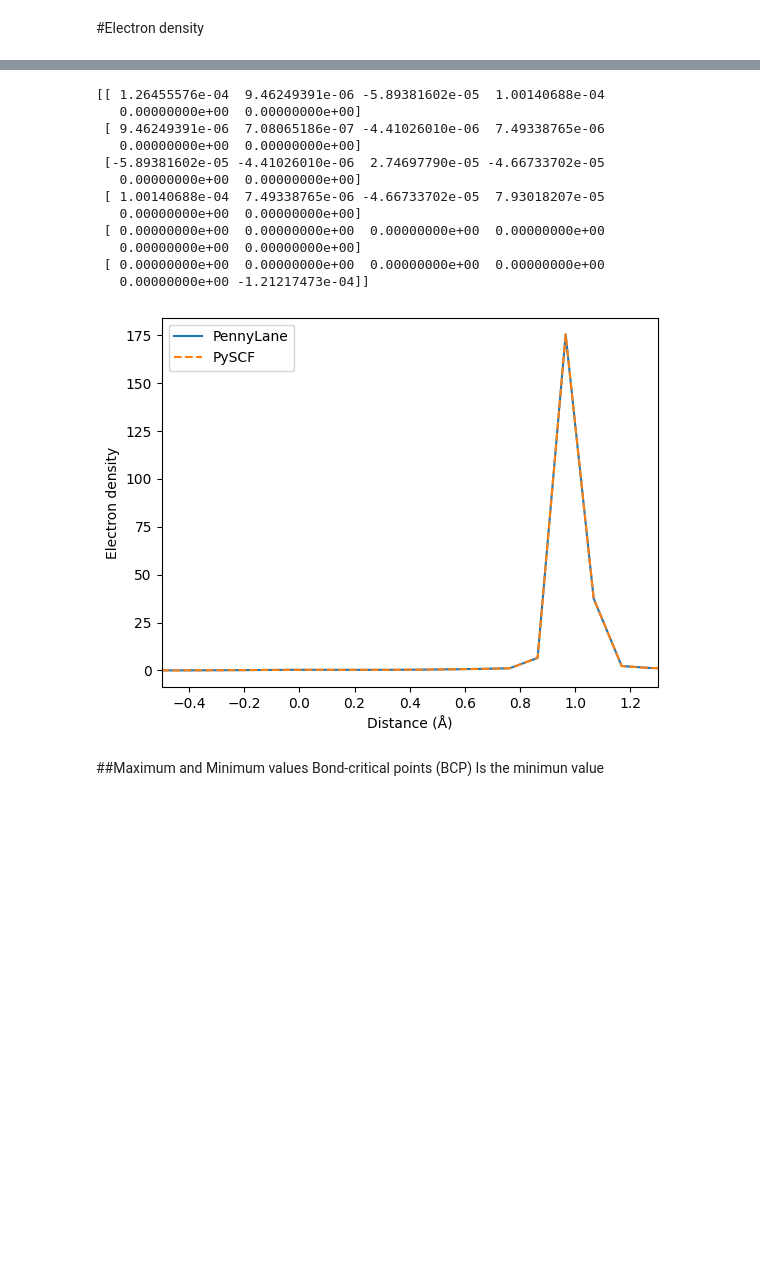
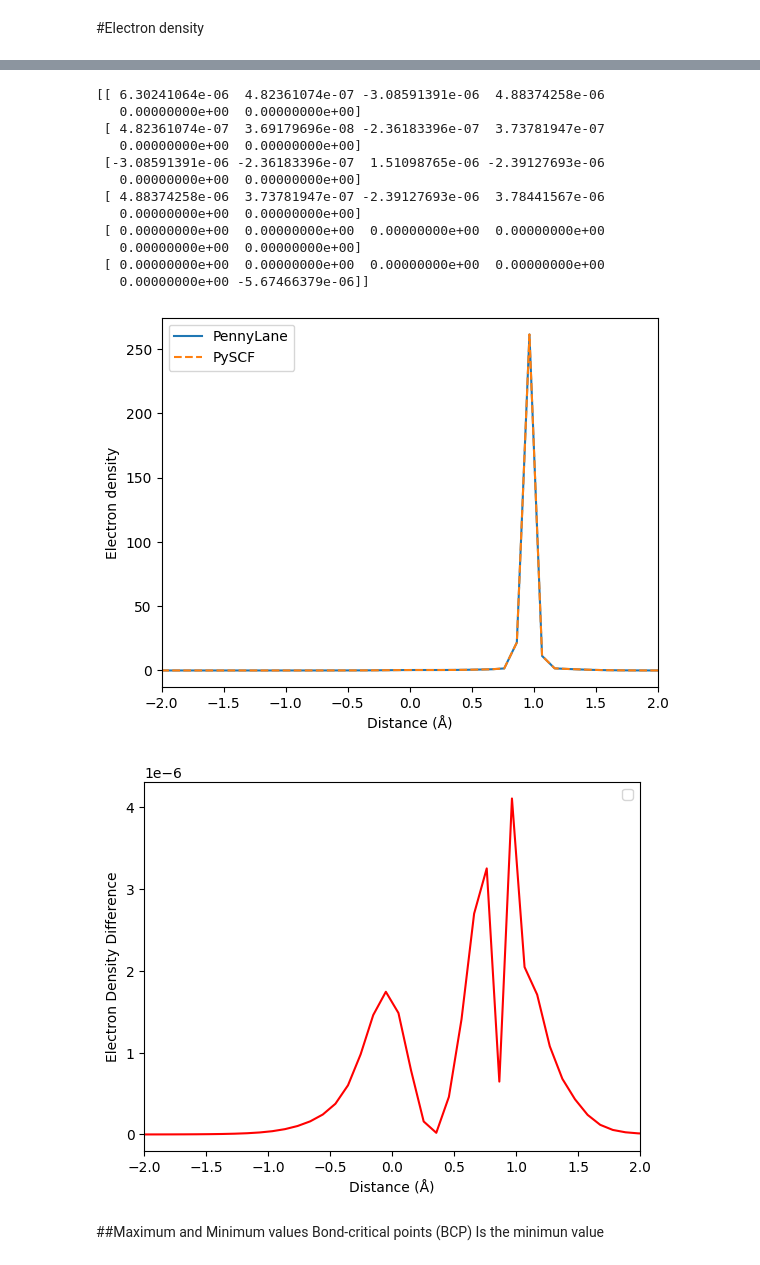
Before and after one commit to alima002/prop, a Jupyter notebook: HF_vqe_2,2_gf.ipynb, the cells around one changed output, grey strips where cells are left out. Saved outputs shown, nothing was run; the diff lists cells and outputs as text; code cells hidden in the pictures; blank space fills up the shorter version.

```diff
--- a/HF_vqe_2,2_gf.ipynb
+++ b/HF_vqe_2,2_gf.ipynb
@@ -51,7 +51,7 @@ active_orbitals = 2
 
 #HF has 6 atomic orbitals an 10 electrons: 1 unocuped orbital.
 # %%
-#active_indices = [8, 9, 10, 11]
+active_indices = [8, 9, 10, 11]
 # %% [markdown]
 #Functions
 # %%
@@ -93,7 +93,7 @@ def pauli_string_excitation_operator(p, q):
 # %%
 #The number of qubits here is calculated using all the orbital spins of the molecule, without considering active spaces
 
-def build_rdm1_active(qubits, ref_hf, ref_active, active_orbitals):
+def build_rdm1_active(qubits, ref_hf, ref_active, active_orbitals, active_indices):
 
     '''
     ref_hf: ON vector obtained with Hartree-Fock
@@ -105,9 +105,8 @@ def build_rdm1_active(qubits, ref_hf, ref_active, active_orbitals):
 
     #--------------- Indexes in the total system and in the active space----------------------------------------------
     #Create a list with the indices of the active spin-orbitals within the complete system.
-    active_indices = list(range(total_spin_orbitals - active_spin_orbitals, total_spin_orbitals))
 
-    #active_indices = active_indices
+    active_indices = active_indices
 
     active_map = {active_indices[i]: i for i in range(active_spin_orbitals)}  #e.g. {4:0, 5:1, 6:2, 7:3}
 
@@ -297,7 +290,7 @@ def excitation_operator_expval_active(ref_active, X_pq_active):
     qml.GateFabric(loaded_params, wires=list(range(qubits_active)), init_state=ref_active, include_pi=True)
     return qml.expval(X_pq_active)
 # %%
-rdm1 = build_rdm1_active(qubits=qubits, ref_hf=ref_hf, ref_active=ref_active, active_orbitals=active_orbitals) #active_indices=active_indices)
+rdm1 = build_rdm1_active(qubits=qubits, ref_hf=ref_hf, ref_active=ref_active, active_orbitals=active_orbitals, active_indices=active_indices) #active_indices=active_indices)
 print("RDM1 with VQE:")
 print(rdm1)
 # %% [output]
@@ -421,31 +404,40 @@ print(difference)
 difference = rdm1_ao - rdm1_pyscf
 print(difference)
 # %% [output]
-[[ 1.26455576e-04  9.46249391e-06 -5.89381602e-05  1.00140688e-04
+[[ 6.30241064e-06  4.82361074e-07 -3.08591391e-06  4.88374258e-06
    0.00000000e+00  0.00000000e+00]
- [ 9.46249391e-06  7.08065186e-07 -4.41026010e-06  7.49338765e-06
+ [ 4.82361074e-07  3.69179696e-08 -2.36183396e-07  3.73781947e-07
    0.00000000e+00  0.00000000e+00]
- [-5.89381602e-05 -4.41026010e-06  2.74697790e-05 -4.66733702e-05
+ [-3.08591391e-06 -2.36183396e-07  1.51098765e-06 -2.39127693e-06
    0.00000000e+00  0.00000000e+00]
- [ 1.00140688e-04  7.49338765e-06 -4.66733702e-05  7.93018207e-05
+ [ 4.88374258e-06  3.73781947e-07 -2.39127693e-06  3.78441567e-06
    0.00000000e+00  0.00000000e+00]
  [ 0.00000000e+00  0.00000000e+00  0.00000000e+00  0.00000000e+00
    0.00000000e+00  0.00000000e+00]
  [ 0.00000000e+00  0.00000000e+00  0.00000000e+00  0.00000000e+00
-   0.00000000e+00 -1.21217473e-04]]
+   0.00000000e+00 -5.67466379e-06]]
 # %%
 import matplotlib.pyplot as plt
 
 plt.plot(grid[:, 0] / Ang2Bohr, density_grid, label="PennyLane")
 plt.plot(grid[:, 0] / Ang2Bohr, density_grid_pyscf, label="PySCF", linestyle="dashed")
-plt.xlim(-0.5, 1.3)
-#plt.yscale("log")
+plt.xlim(-2, 2)
+
 plt.xlabel("Distance (Å)")
 plt.ylabel("Electron density")
 plt.legend()
 plt.show()
+
+plt.plot(grid[:, 0] / Ang2Bohr, density_grid - density_grid_pyscf, color='red')
+plt.xlim(-2, 2)
+
+plt.xlabel("Distance (Å)")
+plt.ylabel("Electron Density Difference")
+plt.legend()
+plt.show()
 # %% [output]
-[figure, old version]
+[figure, new version]
+[figure, added]
 # %% [markdown]
 ##Maximum and Minimum values
 Bond-critical points (BCP) Is the minimun value
```
Also changed, not shown: parts of 28 cells of this notebook.
